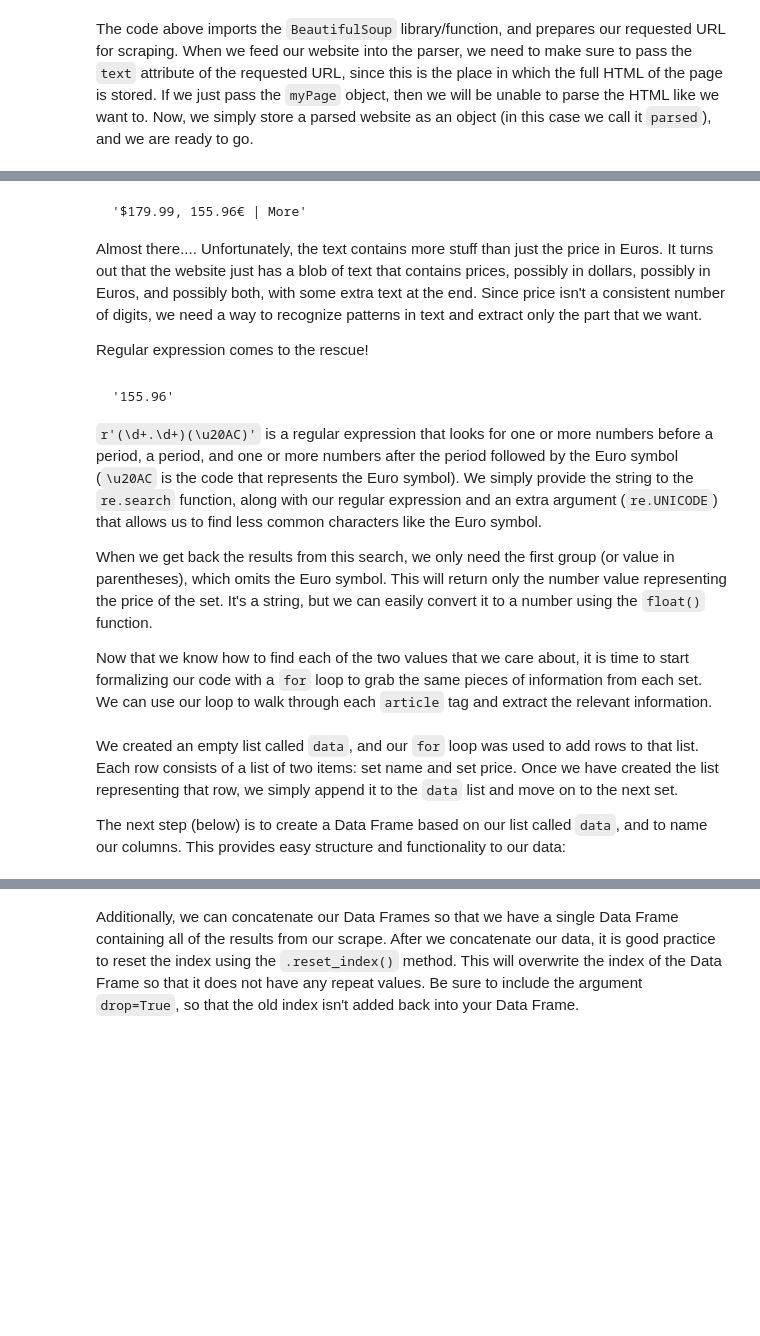
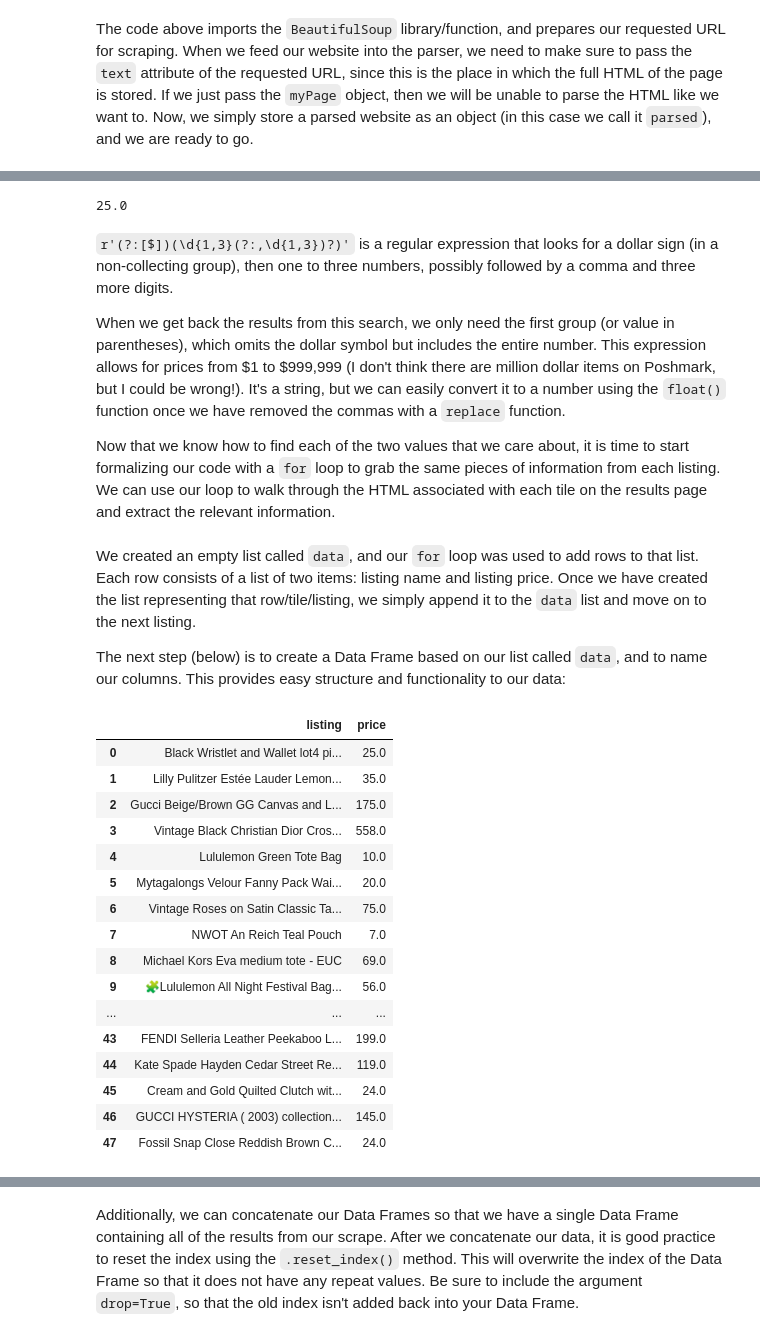
Before and after one commit to Dillon-cel/econ8320-assignment-07, a Jupyter notebook: Lesson.ipynb, the cells around one changed output, grey strips where cells are left out. Saved outputs shown, nothing was run; the diff lists cells and outputs as text; code cells hidden in the pictures; blank space fills up the shorter version.

```diff
--- a/Lesson.ipynb
+++ b/Lesson.ipynb
@@ -10,5 +10,5 @@ Fortunately, your knowledge of Python can facilitate the data collection process
 Obviously, if we want to scrape a website, we will first want to *access* that website. We can do this with the `requests` library, like we did before to grab some text for our regex experiments.
 # %%
 import requests
-myPage = requests.get("https://brickset.com/sets/year-2020")
+myPage = requests.get("https://poshmark.com/category/Women-Bags")
 # %% [markdown]
@@ -20,7 +20,7 @@ Now we will focus on exploring the page to see what information we can extract.
 # %%
 from bs4 import BeautifulSoup
 
-parsed = BeautifulSoup(myPage.text)
+soup = BeautifulSoup(myPage.text)
 # %% [markdown]
 The code above imports the `BeautifulSoup` library/function, and prepares our requested URL for scraping. When we feed our website into the parser, we need to make sure to pass the `text` attribute of the requested URL, since this is the place in which the full HTML of the page is stored. If we just pass the `myPage` object, then we will be unable to parse the HTML like we want to. Now, we simply store a parsed website as an object (in this case we call it `parsed`), and we are ready to go.
 # %%
@@ -72,5 +79,5 @@ Our processed website has some other tools besides being able to reference each
 
 In order to not end up with a massive text blob for output, let's store the results of our `find_all` method in a list.
 # %%
-a = [i for i in parsed.find_all('article')]
+listings = [i for i in soup.find_all('div', class_="card--small")]
 # %% [markdown]
@@ -163,43 +175,64 @@ a[1].find('dt', text="RRP").find_next_sibling().text
-# %% [markdown]
-    '$179.99, 155.96€ | More'
-
-
-
-Almost there.... Unfortunately, the text contains more stuff than just the price in Euros. It turns out that the website just has a blob of text that contains prices, possibly in dollars, possibly in Euros, and possibly both, with some extra text at the end. Since price isn't a consistent number of digits, we need a way to recognize patterns in text and extract only the part that we want.
-
-Regular expression comes to the rescue!
 # %%
 import re
 
-re.search(r'(\d+.\d+)(\u20AC)', a[1].find('dt', text="RRP").find_next_sibling().text, re.UNICODE).groups()[0]
+float(
+    re.search(r'(?:[$])(\d{1,3}(?:,\d{3})?)',
+          listings[0].find('div', class_="m--t--1").text).groups()[0].replace(",","")
+)
+# %% [output]
+25.0
 # %% [markdown]
-    '155.96'
+`r'(?:[$])(\d{1,3}(?:,\d{1,3})?)'` is a regular expression that looks for a dollar sign (in a non-collecting group), then one to three numbers, possibly followed by a comma and three more digits.
 
+When we get back the results from this search, we only need the first group (or value in parentheses), which omits the dollar symbol but includes the entire number. This expression allows for prices from \$1 to \$999,999 (I don't think there are million dollar items on Poshmark, but I could be wrong!). It's a string, but we can easily convert it to a number using the `float()` function once we have removed the commas with a `replace` function.
 
-
-`r'(\d+.\d+)(\u20AC)'` is a regular expression that looks for one or more numbers before a period, a period, and one or more numbers after the period followed by the Euro symbol (`\u20AC` is the code that represents the Euro symbol). We simply provide the string to the `re.search` function, along with our regular expression and an extra argument (`re.UNICODE`) that allows us to find less common characters like the Euro symbol.
-
-When we get back the results from this search, we only need the first group (or value in parentheses), which omits the Euro symbol. This will return only the number value representing the price of the set. It's a string, but we can easily convert it to a number using the `float()` function.
-
-Now that we know how to find each of the two values that we care about, it is time to start formalizing our code with a `for` loop to grab the same pieces of information from each set. We can use our loop to walk through each `article` tag and extract the relevant information.
+Now that we know how to find each of the two values that we care about, it is time to start formalizing our code with a `for` loop to grab the same pieces of information from each listing. We can use our loop to walk through the HTML associated with each tile on the results page and extract the relevant information.
 # %%
+import numpy
+
 data = []
 
-for i in a:
+for tile in listings:
     row = []
-    row.append(i.h1.text)
     try:
-        row.append(re.search(r'(\d+.\d+)(\u20AC)', i.find('dt', text="RRP").find_next_sibling().text, re.UNICODE).groups()[0])
+        row.append(tile.find('div', class_="title__condition__container").text.strip())
     except:
         row.append('')
+    try:
+        row.append(
+            float(
+                re.search(r'(?:[$])(\d{1,3}(?:,\d{3})?)',
+                      tile.find('div', class_="m--t--1").text).groups()[0].replace(",","")
+            )
+        )
+    except:
+        row.append(np.nan)
     data.append(row)
 # %% [markdown]
-We created an empty list called `data`, and our `for` loop was used to add rows to that list. Each row consists of a list of two items: set name and set price. Once we have created the list representing that row, we simply append it to the `data` list and move on to the next set.
+We created an empty list called `data`, and our `for` loop was used to add rows to that list. Each row consists of a list of two items: listing name and listing price. Once we have created the list representing that row/tile/listing, we simply append it to the `data` list and move on to the next listing.
 
 The next step (below) is to create a Data Frame based on our list called `data`, and to name our columns. This provides easy structure and functionality to our data:
 # %%
 import pandas as pd
 
-data = pd.DataFrame(data, columns = ['Set', 'Price_Euro'])
+data = pd.DataFrame(data, columns = ['listing', 'price'])
 
 data
+# %% [output]
+|  | listing | price |
+| 0 | Black Wristlet and Wallet lot4 pi... | 25.0 |
+| 1 | Lilly Pulitzer Estée Lauder Lemon... | 35.0 |
+| 2 | Gucci Beige/Brown GG Canvas and L... | 175.0 |
+| 3 | Vintage Black Christian Dior Cros... | 558.0 |
+| 4 | Lululemon Green Tote Bag | 10.0 |
+| 5 | Mytagalongs Velour Fanny Pack Wai... | 20.0 |
+| 6 | Vintage Roses on Satin Classic Ta... | 75.0 |
+| 7 | NWOT An Reich Teal Pouch | 7.0 |
+| 8 | Michael Kors Eva medium tote - EUC | 69.0 |
+| 9 | 🧩Lululemon All Night Festival Bag... | 56.0 |
+| ... | ... | ... |
+| 43 | FENDI Selleria Leather Peekaboo L... | 199.0 |
+| 44 | Kate Spade Hayden Cedar Street Re... | 119.0 |
+| 45 | Cream and Gold Quilted Clutch wit... | 24.0 |
+| 46 | GUCCI HYSTERIA ( 2003) collection... | 145.0 |
+| 47 | Fossil Snap Close Reddish Brown C... | 24.0 |
```
Also changed, not shown: parts of 46 cells of this notebook.
